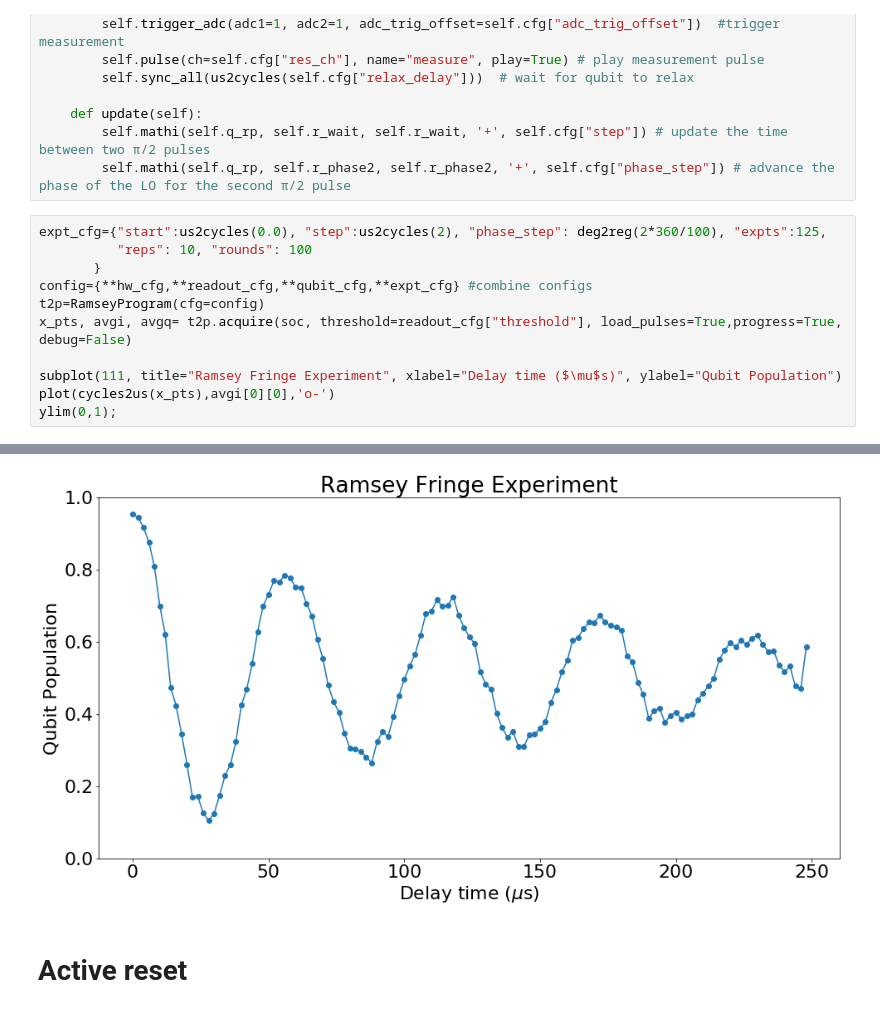
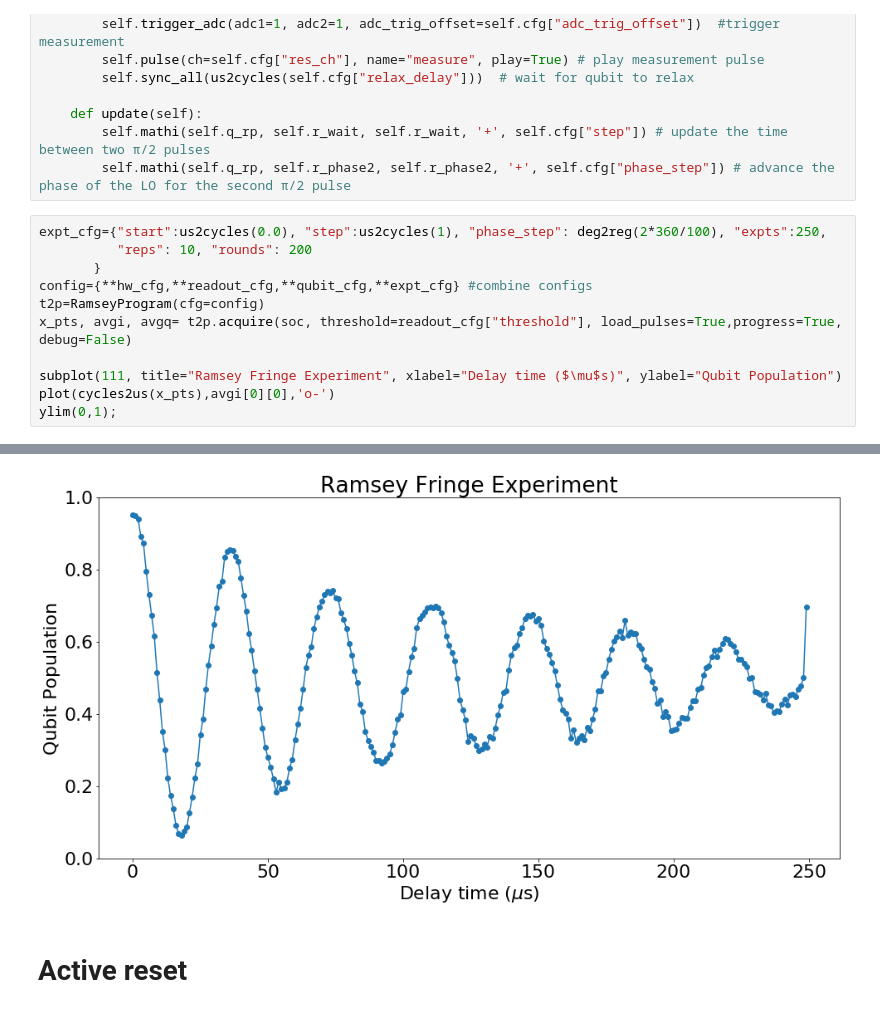
Before and after one commit to openquantumhardware/qick, a Jupyter notebook: pynq_demos/06_qubit_demos.ipynb, the cells around one changed output, grey strips where cells are left out. Saved outputs shown, nothing was run; the diff lists cells and outputs as text.

```diff
--- a/pynq_demos/06_qubit_demos.ipynb
+++ b/pynq_demos/06_qubit_demos.ipynb
@@ -550,19 +546,19 @@ class RamseyProgram(RAveragerProgram):
         self.mathi(self.q_rp, self.r_wait, self.r_wait, '+', self.cfg["step"]) # update the time between two π/2 pulses
         self.mathi(self.q_rp, self.r_phase2, self.r_phase2, '+', self.cfg["phase_step"]) # advance the phase of the LO for the second π/2 pulse
 # %%
-expt_cfg={"start":us2cycles(0.0), "step":us2cycles(2), "phase_step": deg2reg(2*360/100), "expts":125,
-          "reps": 10, "rounds": 100
+expt_cfg={"start":us2cycles(0.0), "step":us2cycles(1), "phase_step": deg2reg(2*360/100), "expts":250,
+          "reps": 10, "rounds": 200
        }
 config={**hw_cfg,**readout_cfg,**qubit_cfg,**expt_cfg} #combine configs
 t2p=RamseyProgram(cfg=config)
 x_pts, avgi, avgq= t2p.acquire(soc, threshold=readout_cfg["threshold"], load_pulses=True,progress=True, debug=False)
 
 subplot(111, title="Ramsey Fringe Experiment", xlabel="Delay time ($\mu$s)", ylabel="Qubit Population")
 plot(cycles2us(x_pts),avgi[0][0],'o-')
 ylim(0,1);
 # %% [output]
 [interactive output not drawn]
-[figure, old version]
+[figure, new version]
 # %% [markdown]
 # Active reset
 # %%
```
Also changed, not shown: parts of 8 cells of this notebook, 1 other file.
